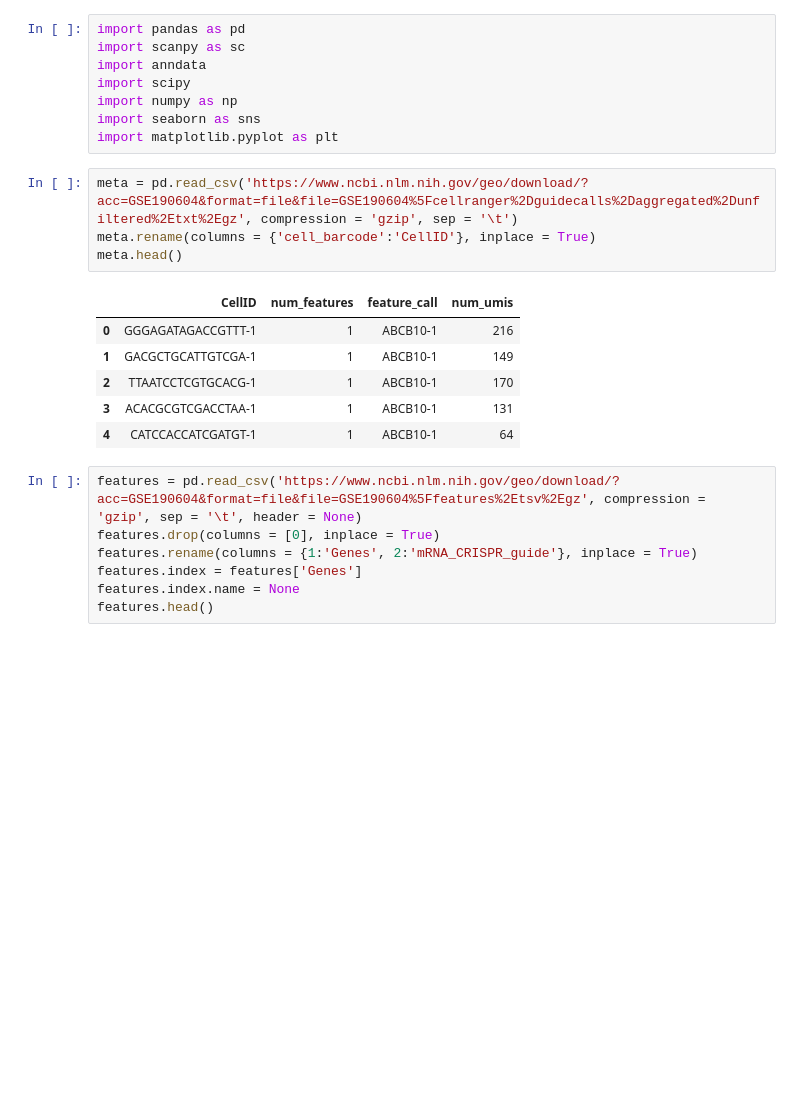
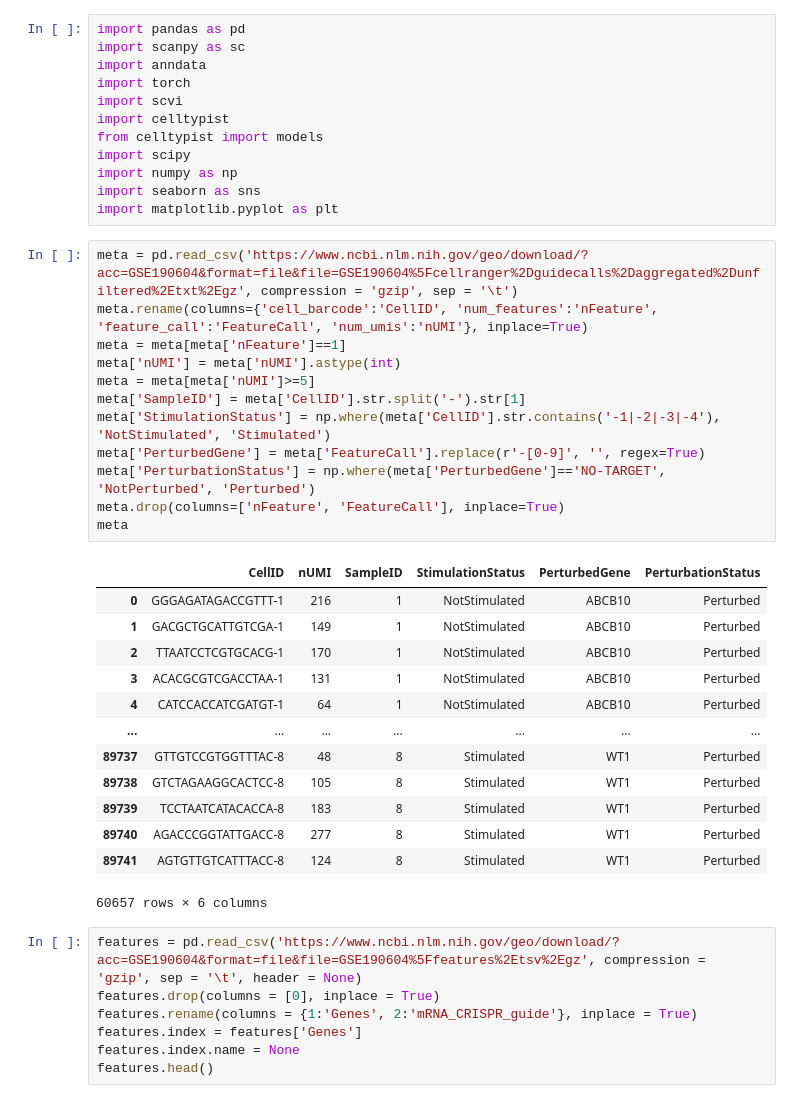
Before and after one commit to NikitaArya17/next_generation_sequencing_projects, a Jupyter notebook: schmidt/01_schmidt.ipynb, the cells around one changed output. Saved outputs shown, nothing was run; the diff lists cells and outputs as text; blank space fills up the shorter version.

Commit message:
update notebook
Cells were annotated with the celltypist tool.

```diff
--- a/schmidt/01_schmidt.ipynb
+++ b/schmidt/01_schmidt.ipynb
@@ -7,21 +4,40 @@
 import pandas as pd
 import scanpy as sc
 import anndata
+import torch
+import scvi
+import celltypist
+from celltypist import models
 import scipy
 import numpy as np
 import seaborn as sns
 import matplotlib.pyplot as plt
 # %%
 meta = pd.read_csv('https://www.ncbi.nlm.nih.gov/geo/download/?acc=GSE190604&format=file&file=GSE190604%5Fcellranger%2Dguidecalls%2Daggregated%2Dunfiltered%2Etxt%2Egz', compression = 'gzip', sep = '\t')
-meta.rename(columns = {'cell_barcode':'CellID'}, inplace = True)
-meta.head()
+meta.rename(columns={'cell_barcode':'CellID', 'num_features':'nFeature', 'feature_call':'FeatureCall', 'num_umis':'nUMI'}, inplace=True)
+meta = meta[meta['nFeature']==1]
+meta['nUMI'] = meta['nUMI'].astype(int)
+meta = meta[meta['nUMI']>=5]
+meta['SampleID'] = meta['CellID'].str.split('-').str[1]
+meta['StimulationStatus'] = np.where(meta['CellID'].str.contains('-1|-2|-3|-4'), 'NotStimulated', 'Stimulated')
+meta['PerturbedGene'] = meta['FeatureCall'].replace(r'-[0-9]', '', regex=True)
+meta['PerturbationStatus'] = np.where(meta['PerturbedGene']=='NO-TARGET', 'NotPerturbed', 'Perturbed')
+meta.drop(columns=['nFeature', 'FeatureCall'], inplace=True)
+meta
 # %% [output]
-|  | CellID | num_features | feature_call | num_umis |
-| 0 | GGGAGATAGACCGTTT-1 | 1 | ABCB10-1 | 216 |
-| 1 | GACGCTGCATTGTCGA-1 | 1 | ABCB10-1 | 149 |
-| 2 | TTAATCCTCGTGCACG-1 | 1 | ABCB10-1 | 170 |
-| 3 | ACACGCGTCGACCTAA-1 | 1 | ABCB10-1 | 131 |
-| 4 | CATCCACCATCGATGT-1 | 1 | ABCB10-1 | 64 |
+|  | CellID | nUMI | SampleID | StimulationStatus | PerturbedGene | PerturbationStatus |
+| 0 | GGGAGATAGACCGTTT-1 | 216 | 1 | NotStimulated | ABCB10 | Perturbed |
+| 1 | GACGCTGCATTGTCGA-1 | 149 | 1 | NotStimulated | ABCB10 | Perturbed |
+| 2 | TTAATCCTCGTGCACG-1 | 170 | 1 | NotStimulated | ABCB10 | Perturbed |
+| 3 | ACACGCGTCGACCTAA-1 | 131 | 1 | NotStimulated | ABCB10 | Perturbed |
+| 4 | CATCCACCATCGATGT-1 | 64 | 1 | NotStimulated | ABCB10 | Perturbed |
+| ... | ... | ... | ... | ... | ... | ... |
+| 89737 | GTTGTCCGTGGTTTAC-8 | 48 | 8 | Stimulated | WT1 | Perturbed |
+| 89738 | GTCTAGAAGGCACTCC-8 | 105 | 8 | Stimulated | WT1 | Perturbed |
+| 89739 | TCCTAATCATACACCA-8 | 183 | 8 | Stimulated | WT1 | Perturbed |
+| 89740 | AGACCCGGTATTGACC-8 | 277 | 8 | Stimulated | WT1 | Perturbed |
+| 89741 | AGTGTTGTCATTTACC-8 | 124 | 8 | Stimulated | WT1 | Perturbed |
+60657 rows × 6 columns
 # %%
 features = pd.read_csv('https://www.ncbi.nlm.nih.gov/geo/download/?acc=GSE190604&format=file&file=GSE190604%5Ffeatures%2Etsv%2Egz', compression = 'gzip', sep = '\t', header = None)
 features.drop(columns = [0], inplace = True)
```
Also changed, not shown: parts of 11 cells of this notebook.
